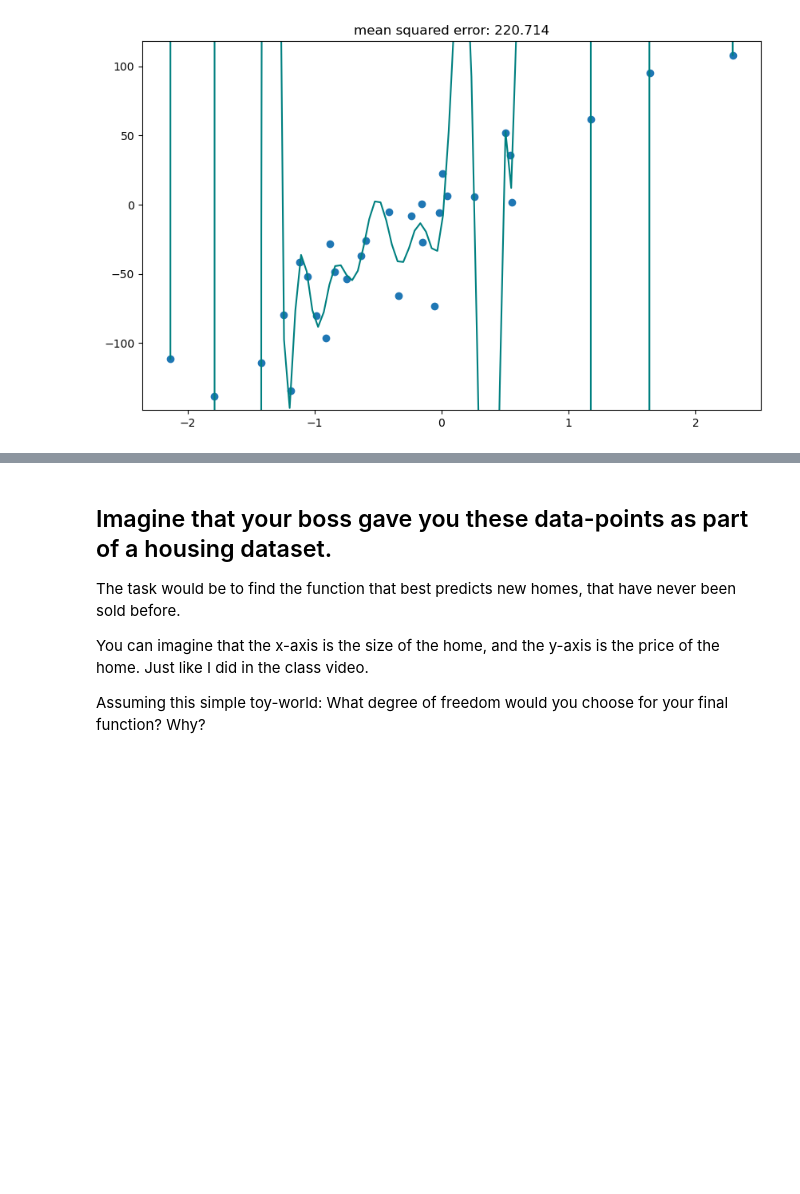
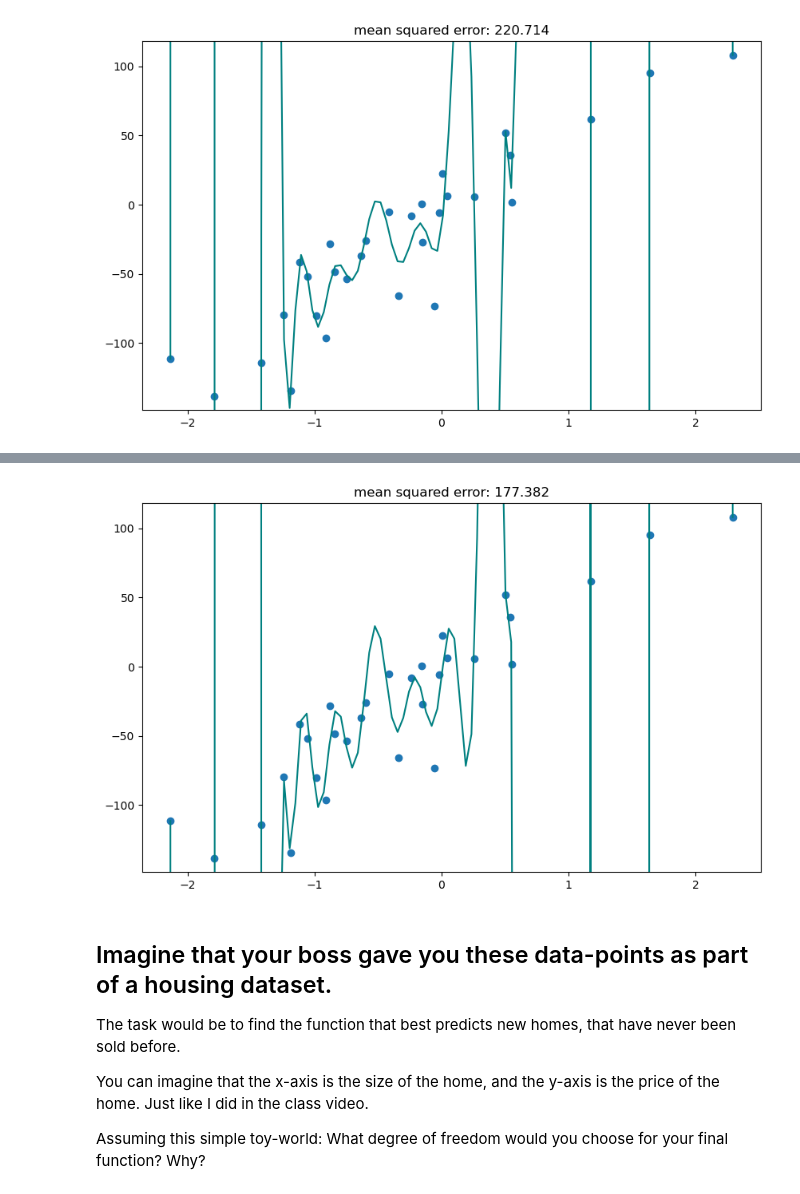
Before and after one commit to KyleSDeveloper/data-science-machine-learning-main, a Jupyter notebook: notebooks/01_linear_regression.ipynb, the cells around one changed output, grey strips where cells are left out. Cells and saved outputs as stored; diff of their text form; code cells hidden in the pictures; blank space fills up the shorter version.

```diff
--- a/notebooks/01_linear_regression.ipynb
+++ b/notebooks/01_linear_regression.ipynb
@@ -153,5 +155,8 @@ plot_poly(degree = )
 # %%
-plot_poly(degree = )
+plot_poly(degree = 23)
+plt.show()
+# %% [output]
+[figure, added]
 # %% [markdown]
 ## Imagine that your boss gave you these data-points as part of a housing dataset.
 
```
Also changed, not shown: parts of 6 cells of this notebook.
